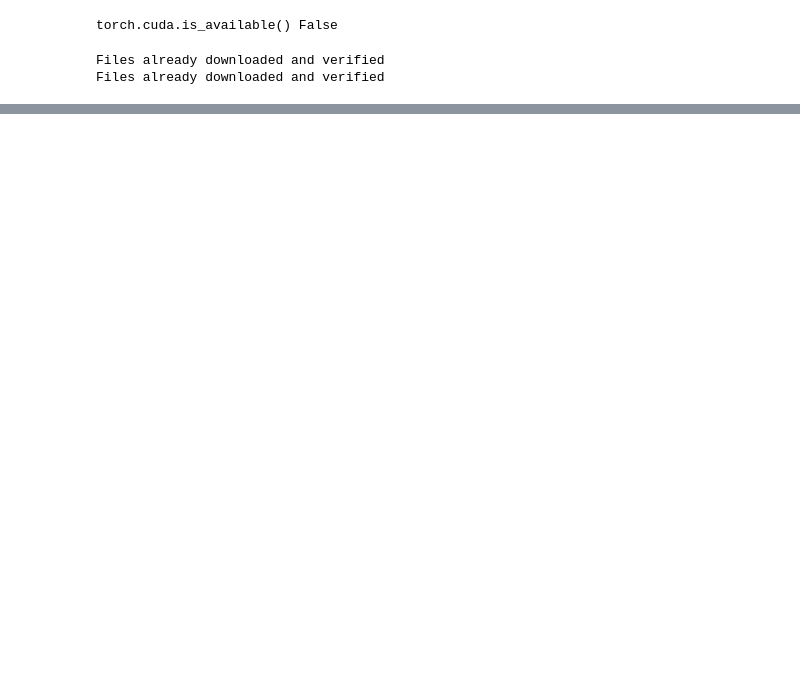
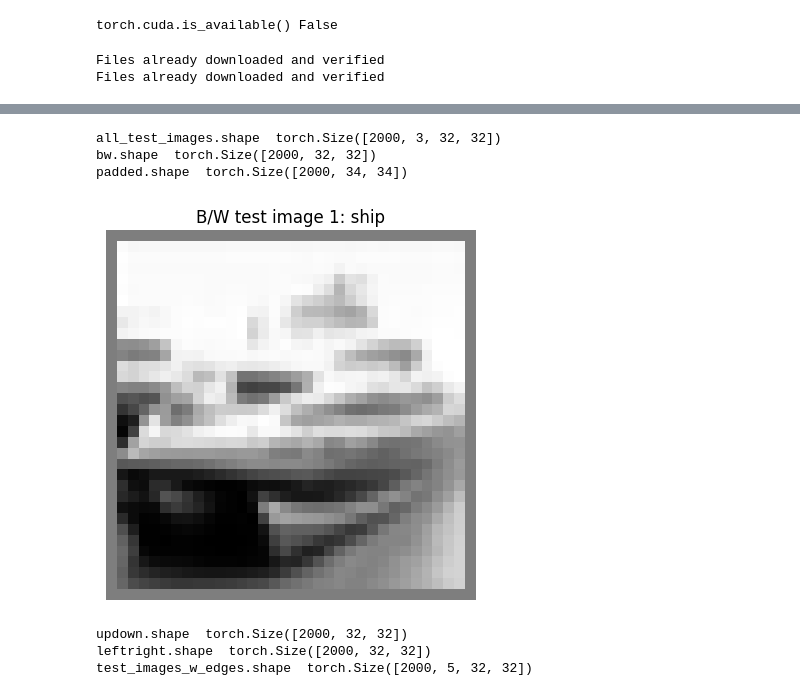
Before and after one commit to bec2148/hpml-finalproject, a Jupyter notebook: CIFAR10_distillation_edge_detect.ipynb, the cells around one changed output, grey strips where cells are left out. Drawn from its saved outputs; the diff is of its cells as text; code cells hidden in the pictures; blank space fills up the shorter version.

```diff
--- a/CIFAR10_distillation_edge_detect.ipynb
+++ b/CIFAR10_distillation_edge_detect.ipynb
@@ -39,0 +98,33 @@ test_dataset = Subset(test_dataset, range(min(num_images_to_keep, 10_000)))
+# %%
+# Calculate edges for test data
+test_loader = torch.utils.data.DataLoader(test_dataset, batch_size=len(test_dataset), shuffle=False)
+
+# Load all data in one batch
+all_test_images, all_test_labels = next(iter(test_loader))
+
+print("all_test_images.shape ", all_test_images.shape)
+bw = all_test_images[:, 0, :, :] * RED + all_test_images[:, 1, :, :] * GREEN + all_test_images[:, 1, :, :] * BLUE
+print("bw.shape ", bw.shape)
+padded = F.pad(bw, pad=(1, 1, 1, 1, 0, 0), mode='constant', value=0)
+print("padded.shape ", padded.shape)
+
+plt.imshow(padded[1], cmap='gray')
+plt.title(f"B/W test image 1: {CLASS_NAMES[all_test_labels[1]]}")
+plt.axis('off')
+plt.show()
+
+updown = (padded[:, 0:32, :] - padded[:, 1:33, :])[:, 0:32, 1:33]
+leftright = (padded[:, :, 0:32] - padded[:, :, 1:33])[:, 1:33, 0:32]
+print("updown.shape ", updown.shape)
+print("leftright.shape ", leftright.shape)
+
+test_images_w_edges = torch.cat((all_test_images, updown.unsqueeze(1), leftright.unsqueeze(1)), dim=1)
+print("test_images_w_edges.shape ", test_images_w_edges.shape)
+# %% [output]
+all_test_images.shape  torch.Size([2000, 3, 32, 32])
+bw.shape  torch.Size([2000, 32, 32])
+padded.shape  torch.Size([2000, 34, 34])
+[figure, added]
+updown.shape  torch.Size([2000, 32, 32])
+leftright.shape  torch.Size([2000, 32, 32])
+test_images_w_edges.shape  torch.Size([2000, 5, 32, 32])
```
Also changed, not shown: parts of 12 cells of this notebook.
